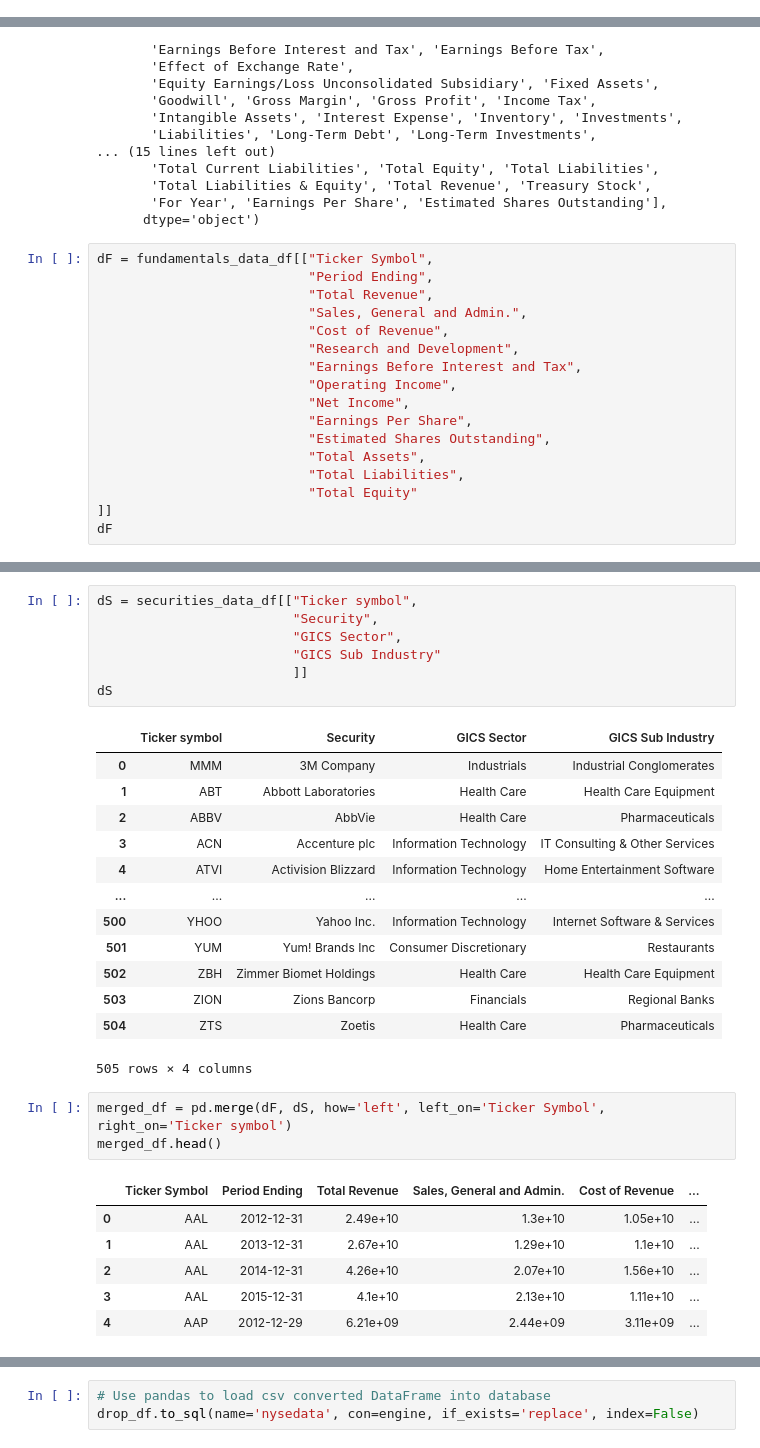
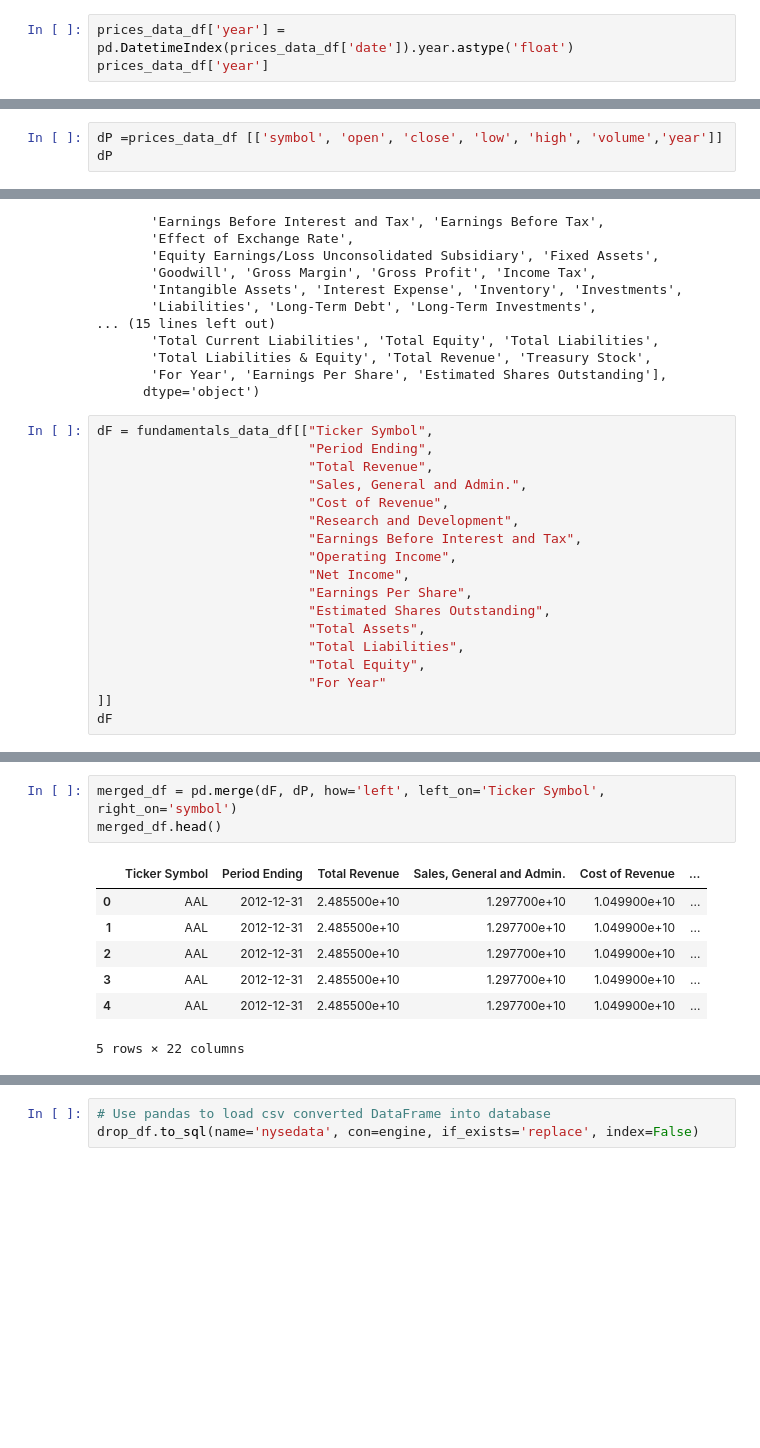
Before and after one commit to nickmangarella/stock-data-etl, a Jupyter notebook: stock_market_etl.ipynb, the cells around one changed output, grey strips where cells are left out. Cells and saved outputs as stored; diff of their text form; blank space fills up the shorter version.

```diff
--- a/stock_market_etl.ipynb
+++ b/stock_market_etl.ipynb
@@ -35,0 +90,3 @@ Index(['Ticker symbol', 'Security', 'SEC filings', 'GICS Sector',
+# %%
+prices_data_df['year'] = pd.DatetimeIndex(prices_data_df['date']).year.astype('float')
+prices_data_df['year']
@@ -35,0 +106,3 @@ Index(['Ticker symbol', 'Security', 'SEC filings', 'GICS Sector',
+# %%
+dP =prices_data_df [['symbol', 'open', 'close', 'low', 'high', 'volume','year']]
+dP
@@ -67,7 +154,8 @@ dF = fundamentals_data_df[["Ticker Symbol",
                            "Estimated Shares Outstanding",
                            "Total Assets",
                            "Total Liabilities",
-                           "Total Equity"
+                           "Total Equity",
+                           "For Year"
 ]]
 dF
 # %% [output]
@@ -87,31 +175,11 @@ dF
-# %%
-dS = securities_data_df[["Ticker symbol",
-                         "Security",
-                         "GICS Sector",
-                         "GICS Sub Industry"
-                         ]]
-dS
-# %% [output]
-|  | Ticker symbol | Security | GICS Sector | GICS Sub Industry |
-| 0 | MMM | 3M Company | Industrials | Industrial Conglomerates |
-| 1 | ABT | Abbott Laboratories | Health Care | Health Care Equipment |
-| 2 | ABBV | AbbVie | Health Care | Pharmaceuticals |
-| 3 | ACN | Accenture plc | Information Technology | IT Consulting & Other Services |
-| 4 | ATVI | Activision Blizzard | Information Technology | Home Entertainment Software |
-| ... | ... | ... | ... | ... |
-| 500 | YHOO | Yahoo Inc. | Information Technology | Internet Software & Services |
-| 501 | YUM | Yum! Brands Inc | Consumer Discretionary | Restaurants |
-| 502 | ZBH | Zimmer Biomet Holdings | Health Care | Health Care Equipment |
-| 503 | ZION | Zions Bancorp | Financials | Regional Banks |
-| 504 | ZTS | Zoetis | Health Care | Pharmaceuticals |
-505 rows × 4 columns
 # %%
-merged_df = pd.merge(dF, dS, how='left', left_on='Ticker Symbol', right_on='Ticker symbol')
+merged_df = pd.merge(dF, dP, how='left', left_on='Ticker Symbol', right_on='symbol')
 merged_df.head()
 # %% [output]
 |  | Ticker Symbol | Period Ending | Total Revenue | Sales, General and Admin. | Cost of Revenue | ... |
-| 0 | AAL | 2012-12-31 | 2.49e+10 | 1.3e+10 | 1.05e+10 | ... |
-| 1 | AAL | 2013-12-31 | 2.67e+10 | 1.29e+10 | 1.1e+10 | ... |
-| 2 | AAL | 2014-12-31 | 4.26e+10 | 2.07e+10 | 1.56e+10 | ... |
-| 3 | AAL | 2015-12-31 | 4.1e+10 | 2.13e+10 | 1.11e+10 | ... |
-| 4 | AAP | 2012-12-29 | 6.21e+09 | 2.44e+09 | 3.11e+09 | ... |
+| 0 | AAL | 2012-12-31 | 2.485500e+10 | 1.297700e+10 | 1.049900e+10 | ... |
+| 1 | AAL | 2012-12-31 | 2.485500e+10 | 1.297700e+10 | 1.049900e+10 | ... |
+| 2 | AAL | 2012-12-31 | 2.485500e+10 | 1.297700e+10 | 1.049900e+10 | ... |
+| 3 | AAL | 2012-12-31 | 2.485500e+10 | 1.297700e+10 | 1.049900e+10 | ... |
+| 4 | AAL | 2012-12-31 | 2.485500e+10 | 1.297700e+10 | 1.049900e+10 | ... |
+5 rows × 22 columns
```
Also changed, not shown: parts of 28 cells of this notebook, 6 other files.
